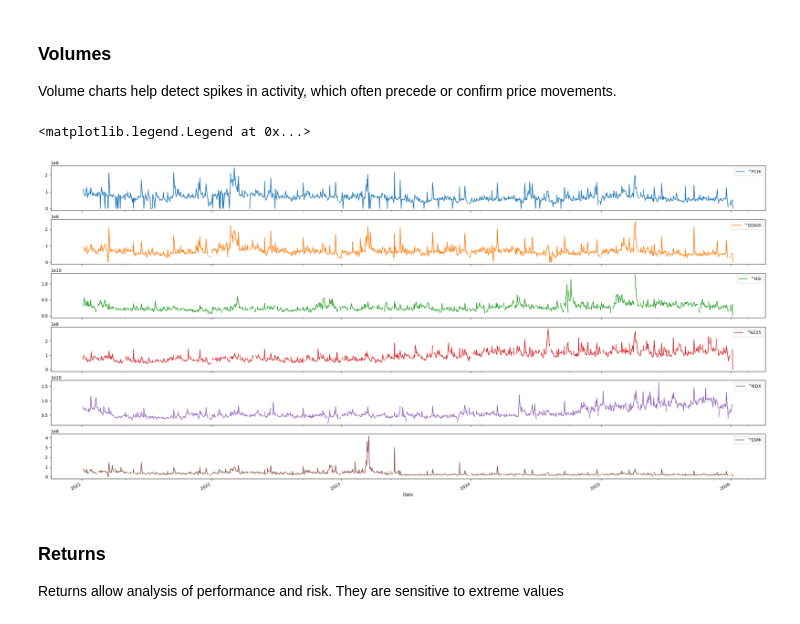
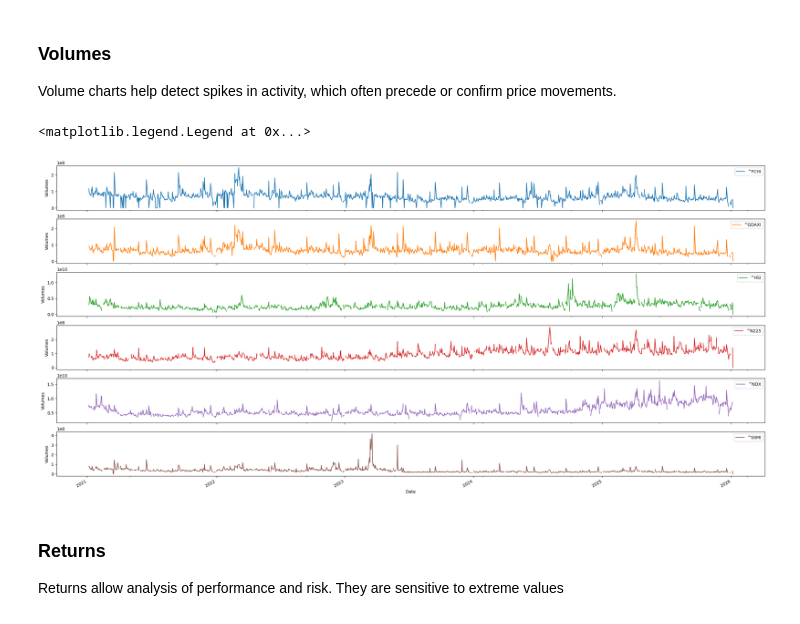
Before and after one commit to Henix212/OptiFolio, a Jupyter notebook: notebook/dataVisualization.ipynb, the cells around one changed output. Drawn from its saved outputs; the diff is of its cells as text; code cells hidden in the pictures.

```diff
--- a/notebook/dataVisualization.ipynb
+++ b/notebook/dataVisualization.ipynb
@@ -38,12 +37,12 @@ Volume charts help detect spikes in activity, which often precede or confirm pri
 # %%
 volumes["Date"] = pd.to_datetime(volumes['Date'], format='%Y-%m-%d')
 volumes.set_index('Date', inplace=True)
 volumes.sort_index(inplace=True)
 
-volumes.plot(subplots=True, figsize=(30, 15)); plt.legend(loc='best')
+volumes.plot(subplots=True, figsize=(30, 15), xlabel="Date", ylabel="Volumes"); plt.legend(loc='best')
 # %% [output]
 <matplotlib.legend.Legend at 0x...>
-[figure, old version]
+[figure, new version]
 # %% [markdown]
 ### Returns
 
```
Also changed, not shown: parts of 3 cells of this notebook.
